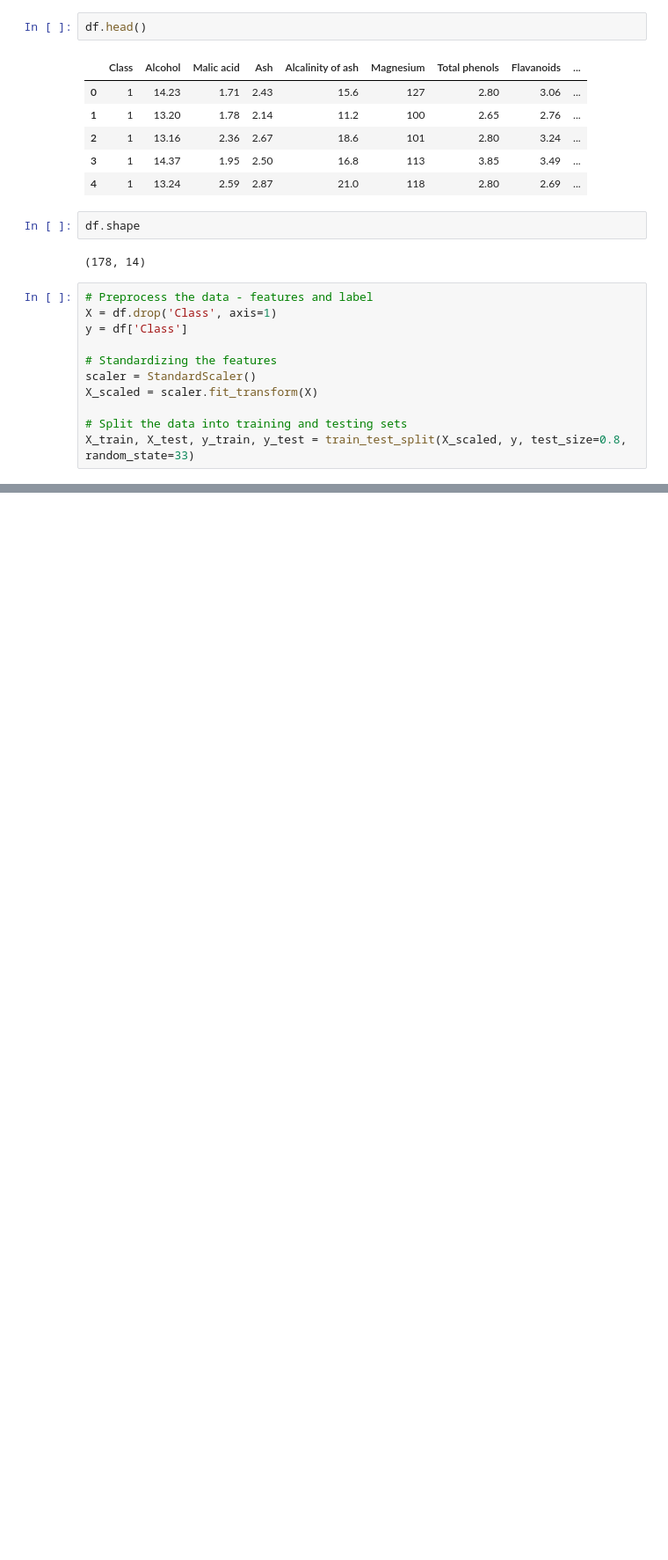
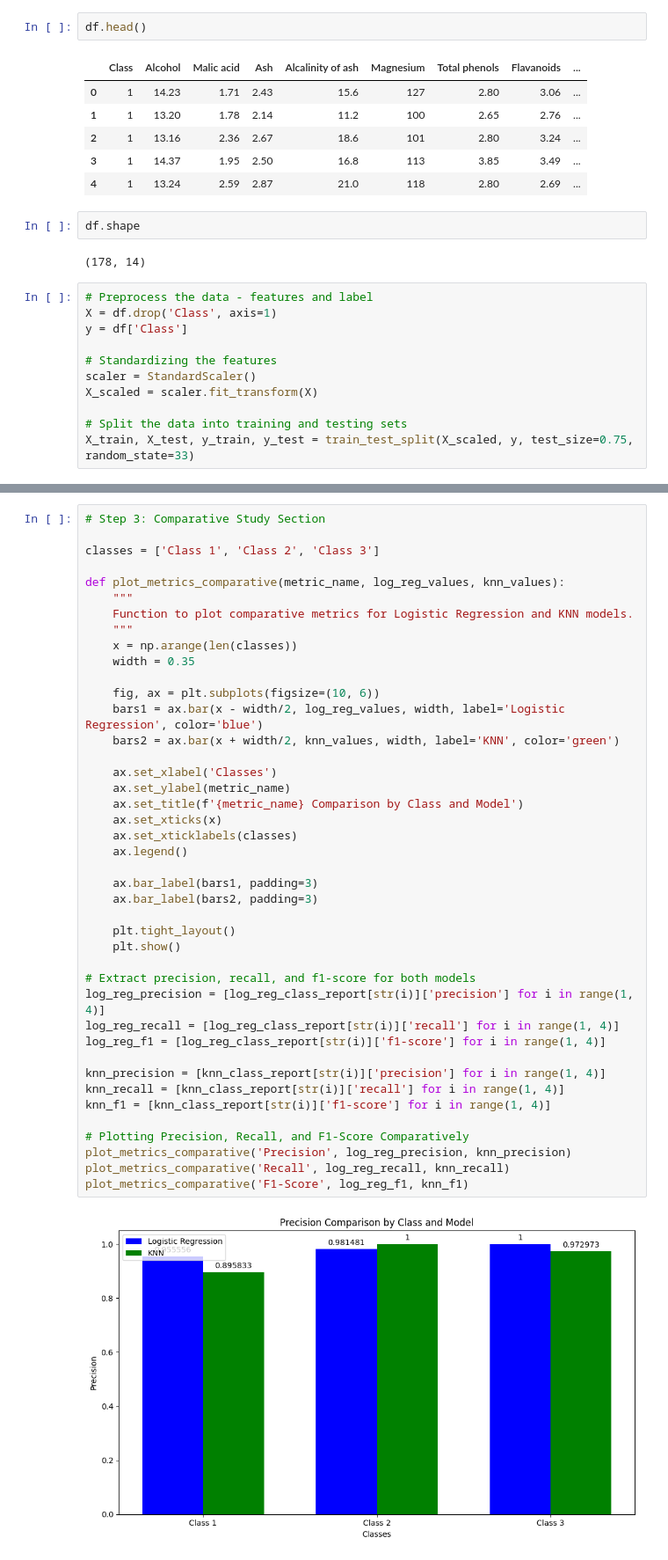
Before and after one commit to kr-pushpam/Data-Mining-Assignment, a Jupyter notebook: Data_Mining_Assignment_01_Solution_03.ipynb, the cells around one changed output, grey strips where cells are left out. Shown at 88% size. Drawn from its saved outputs; the diff is of its cells as text; blank space fills up the shorter version.

```diff
--- a/Data_Mining_Assignment_01_Solution_03.ipynb
+++ b/Data_Mining_Assignment_01_Solution_03.ipynb
@@ -99,4 +99,4 @@ scaler = StandardScaler()
 X_scaled = scaler.fit_transform(X)
 
 # Split the data into training and testing sets
-X_train, X_test, y_train, y_test = train_test_split(X_scaled, y, test_size=0.8, random_state=33)
+X_train, X_test, y_train, y_test = train_test_split(X_scaled, y, test_size=0.75, random_state=33)
@@ -223,0 +179,44 @@ WARNING:matplotlib.legend:No artists with labels found to put in legend.  Note t
+# %%
+# Step 3: Comparative Study Section
+
+classes = ['Class 1', 'Class 2', 'Class 3']
+
+def plot_metrics_comparative(metric_name, log_reg_values, knn_values):
+    """
+    Function to plot comparative metrics for Logistic Regression and KNN models.
+    """
+    x = np.arange(len(classes))
+    width = 0.35
+
+    fig, ax = plt.subplots(figsize=(10, 6))
+    bars1 = ax.bar(x - width/2, log_reg_values, width, label='Logistic Regression', color='blue')
+    bars2 = ax.bar(x + width/2, knn_values, width, label='KNN', color='green')
+
+    ax.set_xlabel('Classes')
+    ax.set_ylabel(metric_name)
+    ax.set_title(f'{metric_name} Comparison by Class and Model')
+    ax.set_xticks(x)
+    ax.set_xticklabels(classes)
+    ax.legend()
+
+    ax.bar_label(bars1, padding=3)
+    ax.bar_label(bars2, padding=3)
+
+    plt.tight_layout()
+    plt.show()
+
+# Extract precision, recall, and f1-score for both models
+log_reg_precision = [log_reg_class_report[str(i)]['precision'] for i in range(1, 4)]
+log_reg_recall = [log_reg_class_report[str(i)]['recall'] for i in range(1, 4)]
+log_reg_f1 = [log_reg_class_report[str(i)]['f1-score'] for i in range(1, 4)]
+
+knn_precision = [knn_class_report[str(i)]['precision'] for i in range(1, 4)]
+knn_recall = [knn_class_report[str(i)]['recall'] for i in range(1, 4)]
+knn_f1 = [knn_class_report[str(i)]['f1-score'] for i in range(1, 4)]
+
+# Plotting Precision, Recall, and F1-Score Comparatively
+plot_metrics_comparative('Precision', log_reg_precision, knn_precision)
+plot_metrics_comparative('Recall', log_reg_recall, knn_recall)
+plot_metrics_comparative('F1-Score', log_reg_f1, knn_f1)
+# %% [output]
+[figure, added]
```
Also changed, not shown: parts of 9 cells of this notebook.
